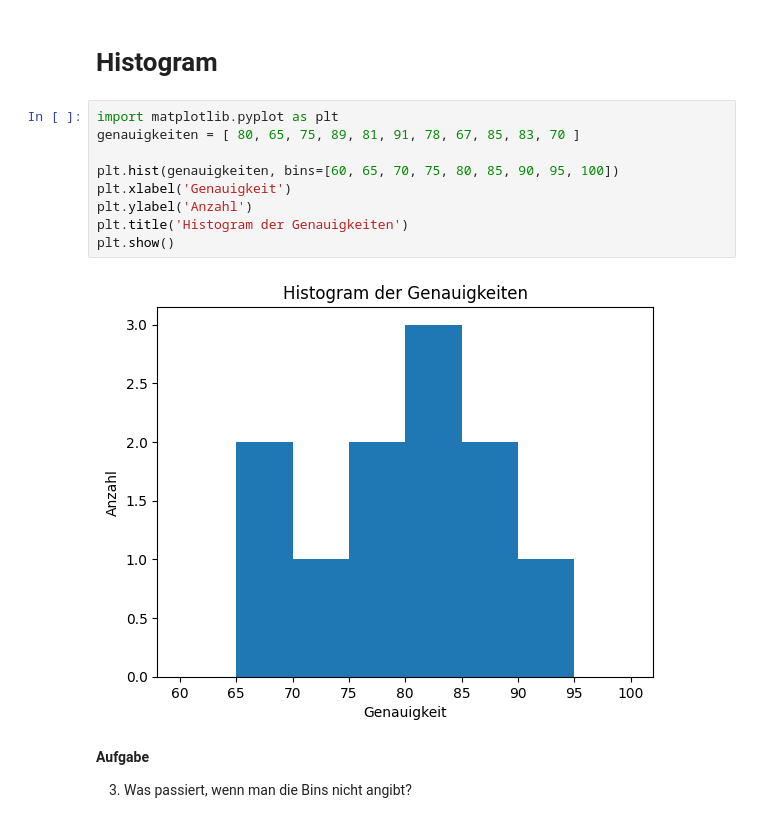
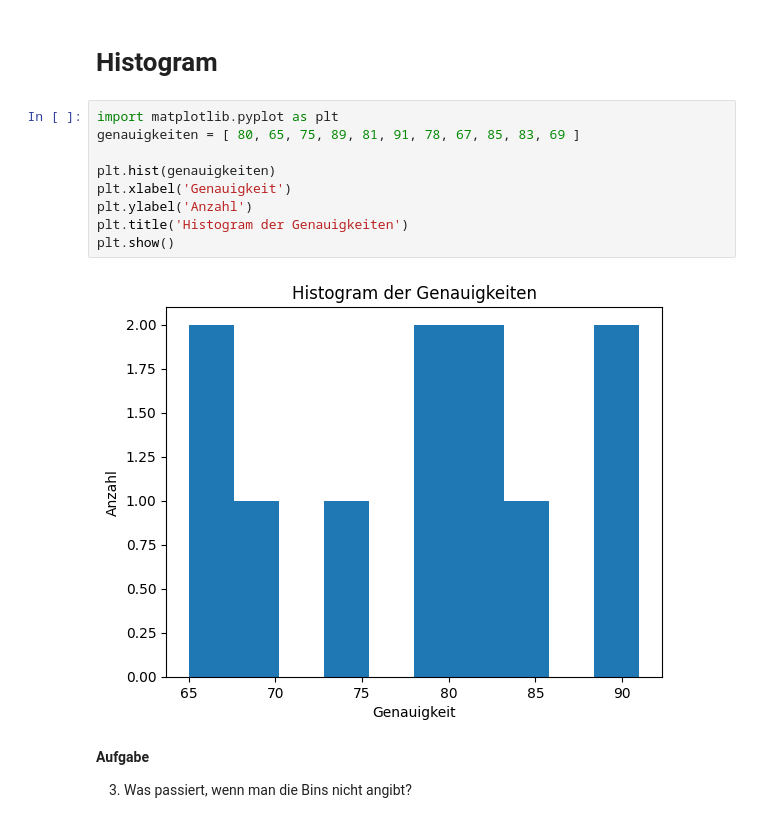
Before and after one commit to kr7/dskim1600, a Jupyter notebook: Diagramme.ipynb, the cells around one changed output. Cells and saved outputs as stored; diff of their text form.

```diff
--- a/Diagramme.ipynb
+++ b/Diagramme.ipynb
@@ -22,15 +22,15 @@ plt.show()
 # Histogram
 # %%
 import matplotlib.pyplot as plt
-genauigkeiten = [ 80, 65, 75, 89, 81, 91, 78, 67, 85, 83, 70 ]
+genauigkeiten = [ 80, 65, 75, 89, 81, 91, 78, 67, 85, 83, 69 ]
 
-plt.hist(genauigkeiten, bins=[60, 65, 70, 75, 80, 85, 90, 95, 100])
+plt.hist(genauigkeiten)
 plt.xlabel('Genauigkeit')
 plt.ylabel('Anzahl')
 plt.title('Histogram der Genauigkeiten')
 plt.show()
 # %% [output]
-[figure, old version]
+[figure, new version]
 # %% [markdown]
 **Aufgabe**
 
```
Also changed, not shown: parts of 7 cells of this notebook.
